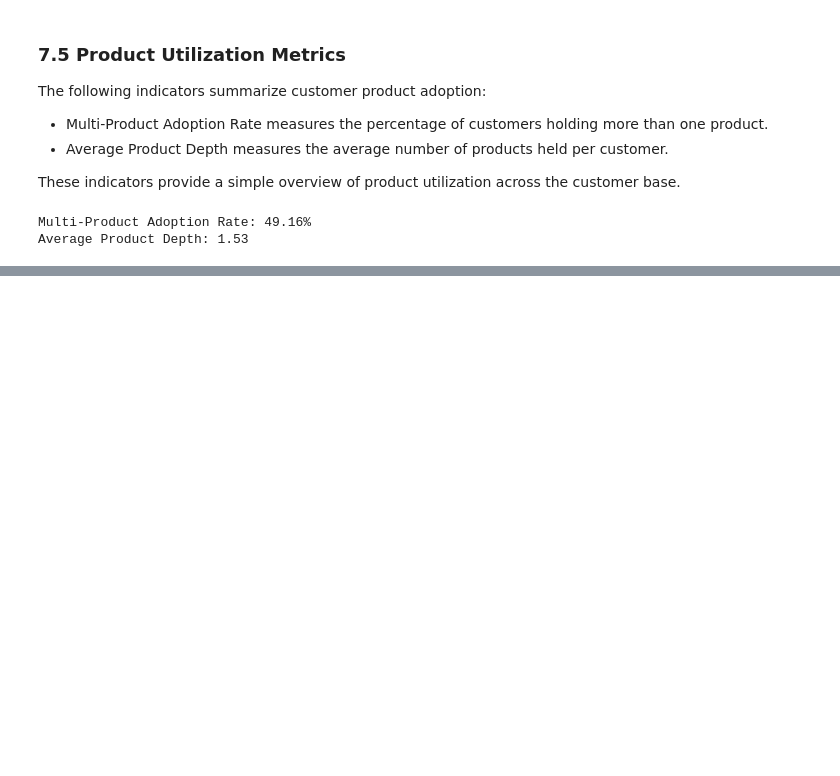
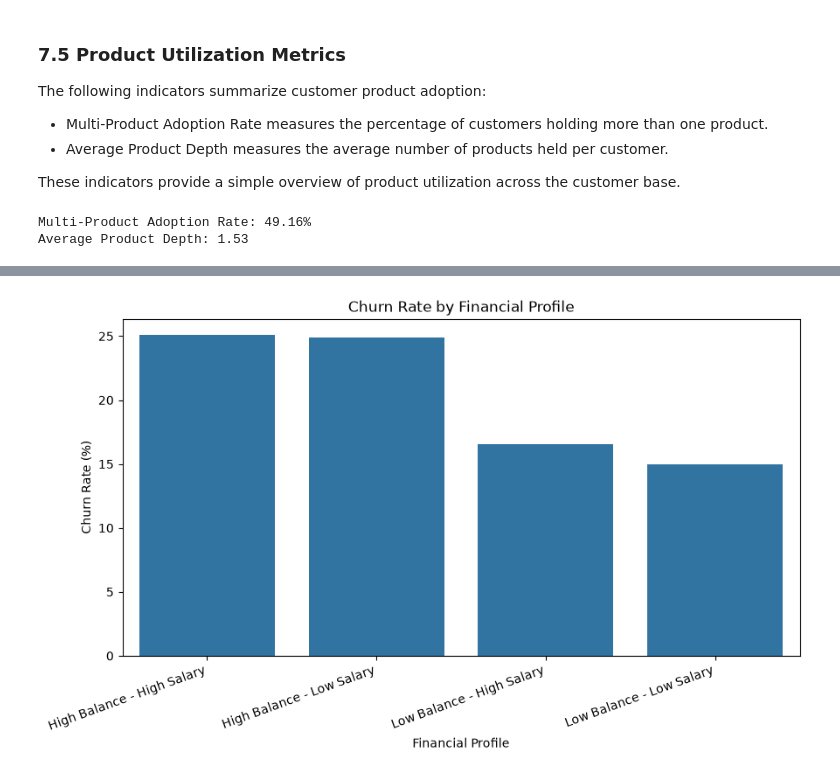
Before and after one commit to Dvnsh-coder/Customer-retention-analysis, a Jupyter notebook: notebooks/01_data_understanding.ipynb, the cells around one changed output, grey strips where cells are left out. Saved outputs shown, nothing was run; the diff lists cells and outputs as text; code cells hidden in the pictures; blank space fills up the shorter version.

```diff
--- a/notebooks/01_data_understanding.ipynb
+++ b/notebooks/01_data_understanding.ipynb
@@ -1101,0 +1289,17 @@ The analysis indicates that product utilization is associated with customer rete
+# %%
+plt.figure(figsize=(10, 5))
+
+sns.barplot(
+    data=financial_profile_summary.reset_index(),
+    x="Financial_Profile",
+    y="Churn_Rate"
+)
+
+plt.title("Churn Rate by Financial Profile")
+plt.xlabel("Financial Profile")
+plt.ylabel("Churn Rate (%)")
+plt.xticks(rotation=20, ha="right")
+
+plt.show()
+# %% [output]
+[figure, added]
```
Also changed, not shown: parts of 19 cells of this notebook.
